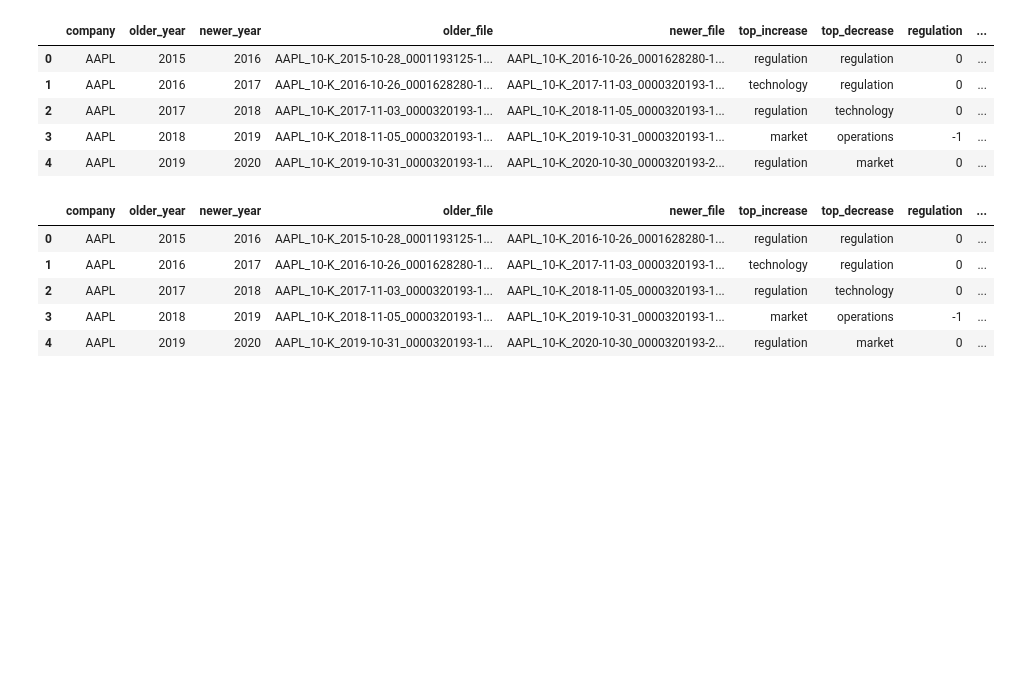
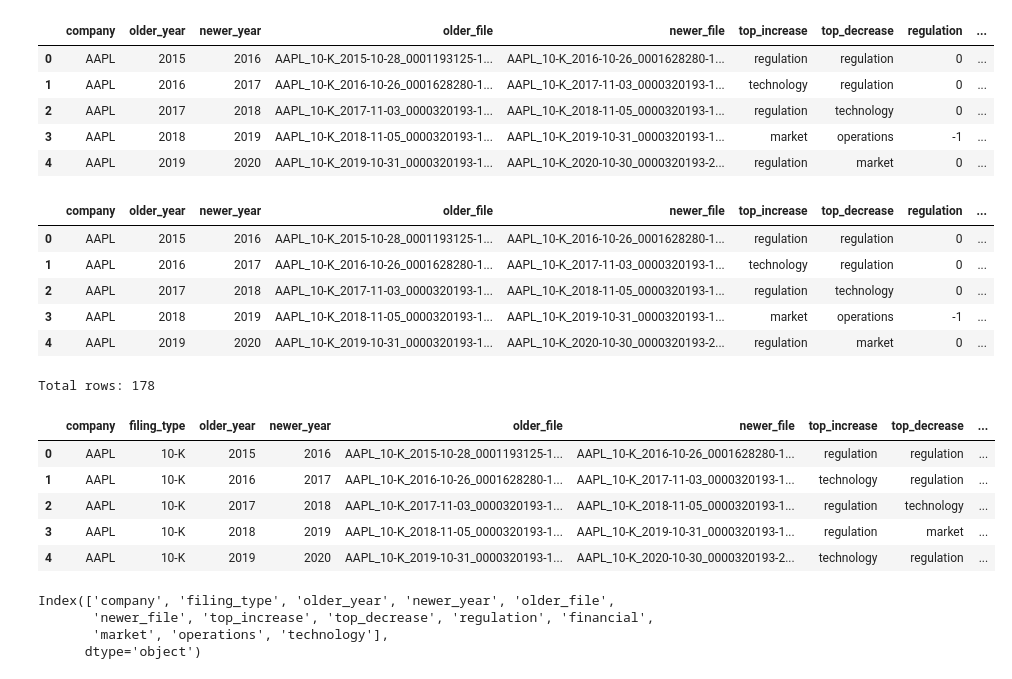
Before and after one commit to autosoon-commits/lumen-financial-risk-agent, a Jupyter notebook: data_download.ipynb, the cells around one changed output. Drawn from its saved outputs; the diff is of its cells as text; code cells hidden in the pictures; blank space fills up the shorter version.

```diff
--- a/data_download.ipynb
+++ b/data_download.ipynb
@@ -956,3 +956,25 @@ portfolio_df.head()
 | 4 | AAPL | 2019 | 2020 | AAPL_10-K_2019-10-31_0000320193-1... | AAPL_10-K_2020-10-30_0000320193-2... | regulation | market | 0 | ... |
 # %%
 portfolio_df.to_csv("portfolio_risk_comparison.csv", index=False)
+# %%
+def get_company_files_by_type(company, filing_type):
+    folder = f"data/{filing_type.replace('-', '')}"
+    files = os.listdir(folder)
+    company_files = [f for f in files if f.startswith(company + f"_{filing_type}")]
+    company_files.sort()
+    return company_files
+
+
+def get_year_from_file(file_name):
+    parts = file_name.split("_")
+    for part in parts:
+        if part.startswith("20"):
+            return int(part[:4])
+    return None
+
+
+def get_all_companies_by_type(filing_type):
+    folder = f"data/{filing_type.replace('-', '')}"
+    files = os.listdir(folder)
+    companies = sorted(list(set([f.split(f"_{filing_type}")[0] for f in files if f"_{filing_type}" in f])))
+    return companies
@@ -959 +1033,28 @@ portfolio_df.to_csv("portfolio_risk_comparison.csv", index=False)
+# %%
+portfolio_results_10k = build_portfolio_results_for_type("10-K")
+portfolio_results_10q = build_portfolio_results_for_type("10-Q")
+
+all_portfolio_results = portfolio_results_10k + portfolio_results_10q
+
+portfolio_df = pd.DataFrame(all_portfolio_results)
+
+portfolio_df.to_csv("portfolio_risk_comparison.csv", index=False)
+
+print("Total rows:", len(portfolio_df))
+portfolio_df.head()
+# %% [output]
+Total rows: 178
+|  | company | filing_type | older_year | newer_year | older_file | newer_file | top_increase | top_decrease | ... |
+| 0 | AAPL | 10-K | 2015 | 2016 | AAPL_10-K_2015-10-28_0001193125-1... | AAPL_10-K_2016-10-26_0001628280-1... | regulation | regulation | ... |
+| 1 | AAPL | 10-K | 2016 | 2017 | AAPL_10-K_2016-10-26_0001628280-1... | AAPL_10-K_2017-11-03_0000320193-1... | technology | regulation | ... |
+| 2 | AAPL | 10-K | 2017 | 2018 | AAPL_10-K_2017-11-03_0000320193-1... | AAPL_10-K_2018-11-05_0000320193-1... | regulation | technology | ... |
+| 3 | AAPL | 10-K | 2018 | 2019 | AAPL_10-K_2018-11-05_0000320193-1... | AAPL_10-K_2019-10-31_0000320193-1... | regulation | market | ... |
+| 4 | AAPL | 10-K | 2019 | 2020 | AAPL_10-K_2019-10-31_0000320193-1... | AAPL_10-K_2020-10-30_0000320193-2... | technology | regulation | ... |
+# %%
+portfolio_df.columns
+# %% [output]
+Index(['company', 'filing_type', 'older_year', 'newer_year', 'older_file',
+       'newer_file', 'top_increase', 'top_decrease', 'regulation', 'financial',
+       'market', 'operations', 'technology'],
+      dtype='object')
 # %%
```
Also changed, not shown: parts of 2 cells of this notebook, 10 other files.
